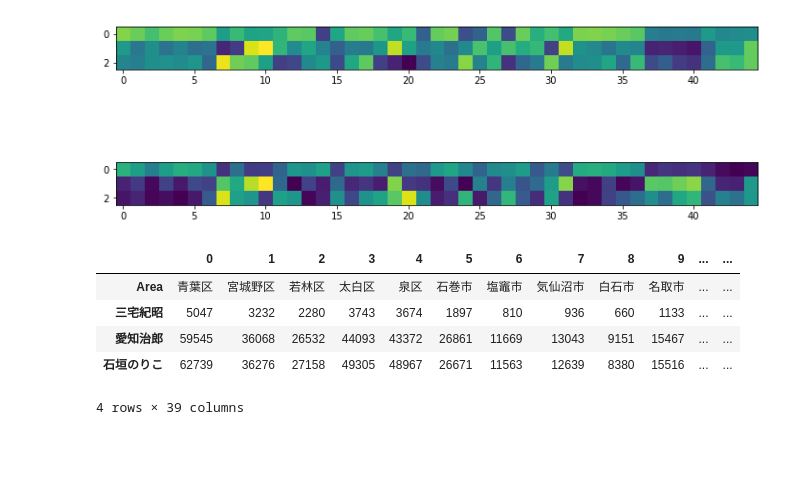
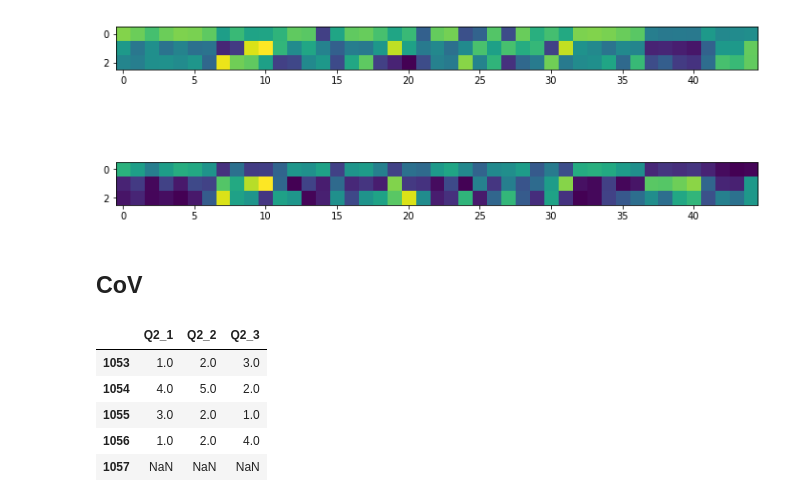
Before and after one commit to shumez/election, a Jupyter notebook: 2021/code.ipynb, the cells around one changed output. Drawn from its saved outputs; the diff is of its cells as text; code cells hidden in the pictures; blank space fills up the shorter version.

```diff
--- a/2021/code.ipynb
+++ b/2021/code.ipynb
@@ -120,7 +120,7 @@ np.max(dat['Q2_1'])
 99
 # %%
 # corona virus: 1-8
-dat_cv = dat.iloc[:, 9:11]
+dat_cv = dat.iloc[:, 9:12]
 # topics: 5-scale
 dat_5s = dat.iloc[:, 12:36]
 # constitution: one-hot
@@ -2307,9 +779,11 @@ dat_res = dat_res.T
+# %% [markdown]
+## CoV
 # %%
-dat_res.tail(5)
+dat_cv.tail(5)
 # %% [output]
-|  | 0 | 1 | 2 | 3 | 4 | 5 | 6 | 7 | 8 | 9 | ... | ... |
-| Area | 青葉区 | 宮城野区 | 若林区 | 太白区 | 泉区 | 石巻市 | 塩竈市 | 気仙沼市 | 白石市 | 名取市 | ... | ... |
-| 三宅紀昭 | 5047 | 3232 | 2280 | 3743 | 3674 | 1897 | 810 | 936 | 660 | 1133 | ... | ... |
-| 愛知治郎 | 59545 | 36068 | 26532 | 44093 | 43372 | 26861 | 11669 | 13043 | 9151 | 15467 | ... | ... |
-| 石垣のりこ | 62739 | 36276 | 27158 | 49305 | 48967 | 26671 | 11563 | 12639 | 8380 | 15516 | ... | ... |
+|  | Q2_1 | Q2_2 | Q2_3 |
+| 1053 | 1.0 | 2.0 | 3.0 |
+| 1054 | 4.0 | 5.0 | 2.0 |
+| 1055 | 3.0 | 2.0 | 1.0 |
+| 1056 | 1.0 | 2.0 | 4.0 |
+| 1057 | NaN | NaN | NaN |
-4 rows × 39 columns
```
Also changed, not shown: parts of 35 cells of this notebook.
